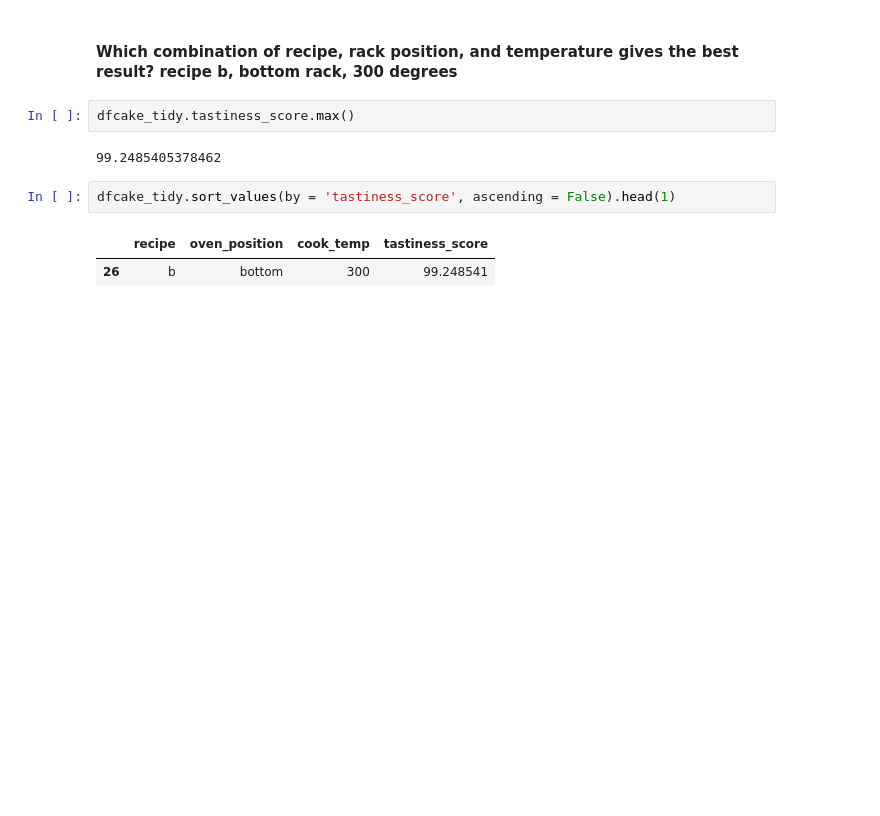
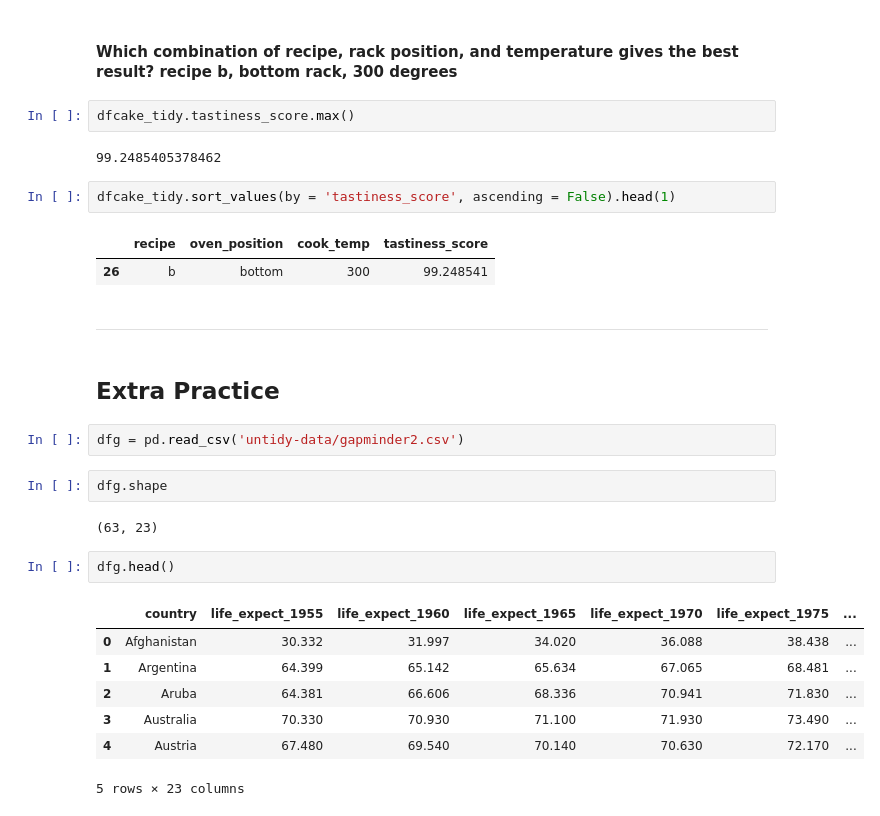
Before and after one commit to HeatherOrtegaMcMillan/classification-exercises, a Jupyter notebook: tidy_data.ipynb, the cells around one changed output. Drawn from its saved outputs; the diff is of its cells as text; blank space fills up the shorter version.

Commit message:
update notebook with exploration on gapminder

```diff
--- a/tidy_data.ipynb
+++ b/tidy_data.ipynb
@@ -237,3 +238,23 @@ dfcake_tidy.sort_values(by = 'tastiness_score', ascending = False).head(1)
 # %% [output]
 |  | recipe | oven_position | cook_temp | tastiness_score |
 | 26 | b | bottom | 300 | 99.248541 |
+# %% [markdown]
+<hr style="border-top: 10px groove lime; margin-top: 1px; margin-bottom: 1px"></hr>
+# %% [markdown]
+## Extra Practice
+# %%
+dfg = pd.read_csv('untidy-data/gapminder2.csv')
+# %%
+dfg.shape
+# %% [output]
+(63, 23)
+# %%
+dfg.head()
+# %% [output]
+|  | country | life_expect_1955 | life_expect_1960 | life_expect_1965 | life_expect_1970 | life_expect_1975 | ... |
+| 0 | Afghanistan | 30.332 | 31.997 | 34.020 | 36.088 | 38.438 | ... |
+| 1 | Argentina | 64.399 | 65.142 | 65.634 | 67.065 | 68.481 | ... |
+| 2 | Aruba | 64.381 | 66.606 | 68.336 | 70.941 | 71.830 | ... |
+| 3 | Australia | 70.330 | 70.930 | 71.100 | 71.930 | 73.490 | ... |
+| 4 | Austria | 67.480 | 69.540 | 70.140 | 70.630 | 72.170 | ... |
+5 rows × 23 columns
```
Also changed, not shown: parts of 13 cells of this notebook.
